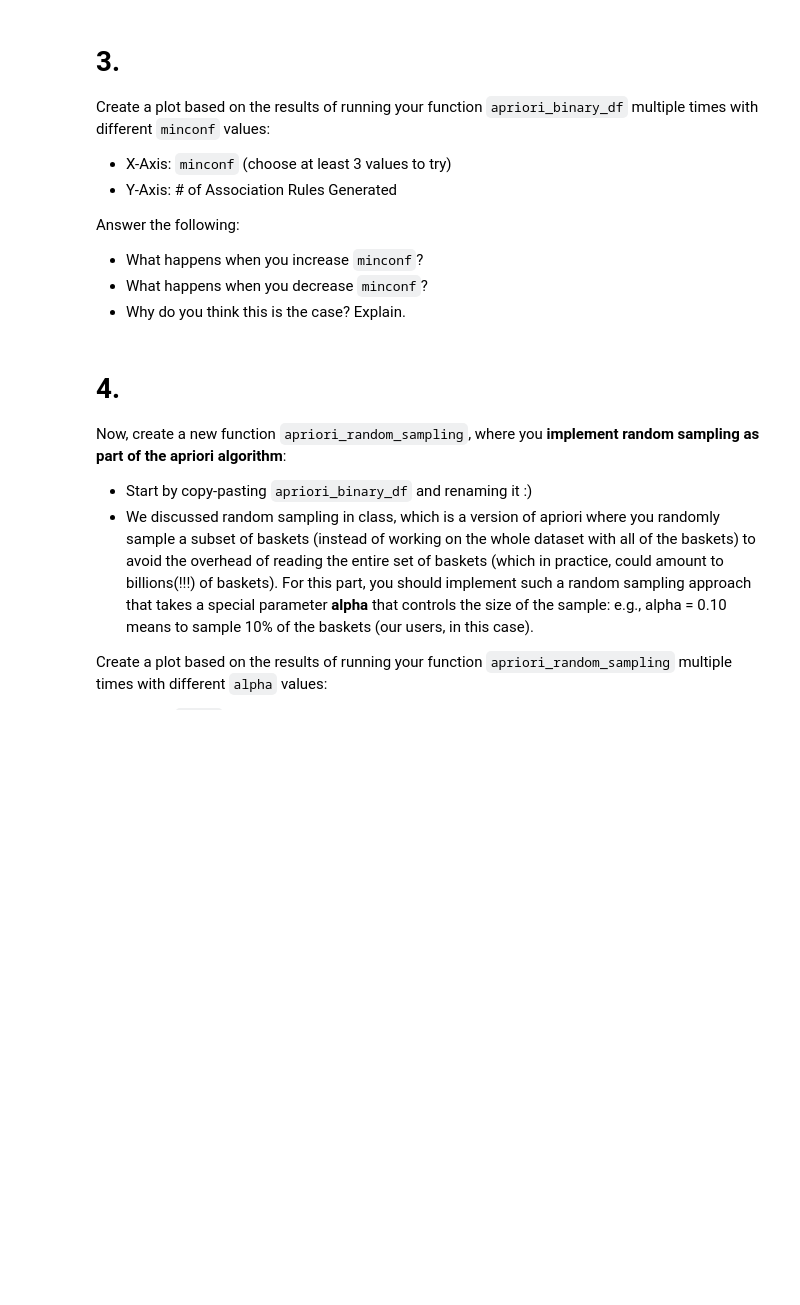
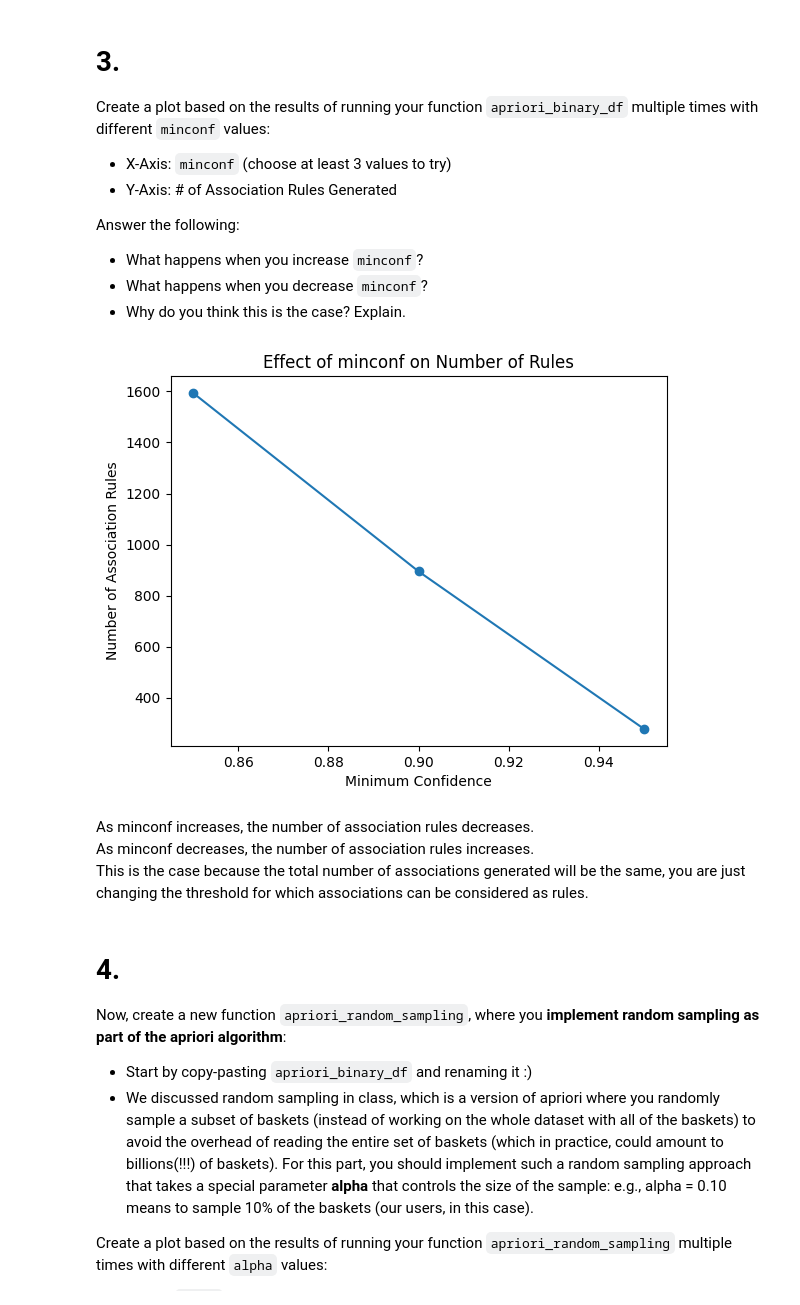
Before and after one commit to keeganasmith/CSCE676, a Jupyter notebook: hw2/homework_2_csce676_spring2026.ipynb, the cells around one changed output. Drawn from its saved outputs; the diff is of its cells as text; code cells hidden in the pictures; blank space fills up the shorter version.

```diff
--- a/hw2/homework_2_csce676_spring2026.ipynb
+++ b/hw2/homework_2_csce676_spring2026.ipynb
@@ -771,6 +964,28 @@ Answer the following:
 - What happens when you increase `minconf`?
 - What happens when you decrease `minconf`?
 - Why do you think this is the case? Explain.
+# %%
+minconf = [.85, .9, .95]
+num_rules = [1594, 895, 278]
+import matplotlib.pyplot as plt
+
+minconf = [0.85, 0.9, 0.95]
+num_rules = [1594, 895, 278]
+
+plt.figure()
+plt.plot(minconf, num_rules, marker="o")
+
+plt.xlabel("Minimum Confidence")
+plt.ylabel("Number of Association Rules")
+plt.title("Effect of minconf on Number of Rules")
+
+plt.show()
+# %% [output]
+[figure, added]
+# %% [markdown]
+As minconf increases, the number of association rules decreases.
+As minconf decreases, the number of association rules increases.
+This is the case because the total number of associations generated will be the same, you are just changing the threshold for which associations can be considered as rules.
 # %% [markdown]
 # 4.
 
```
Also changed, not shown: parts of 11 cells of this notebook, 1 other file.
